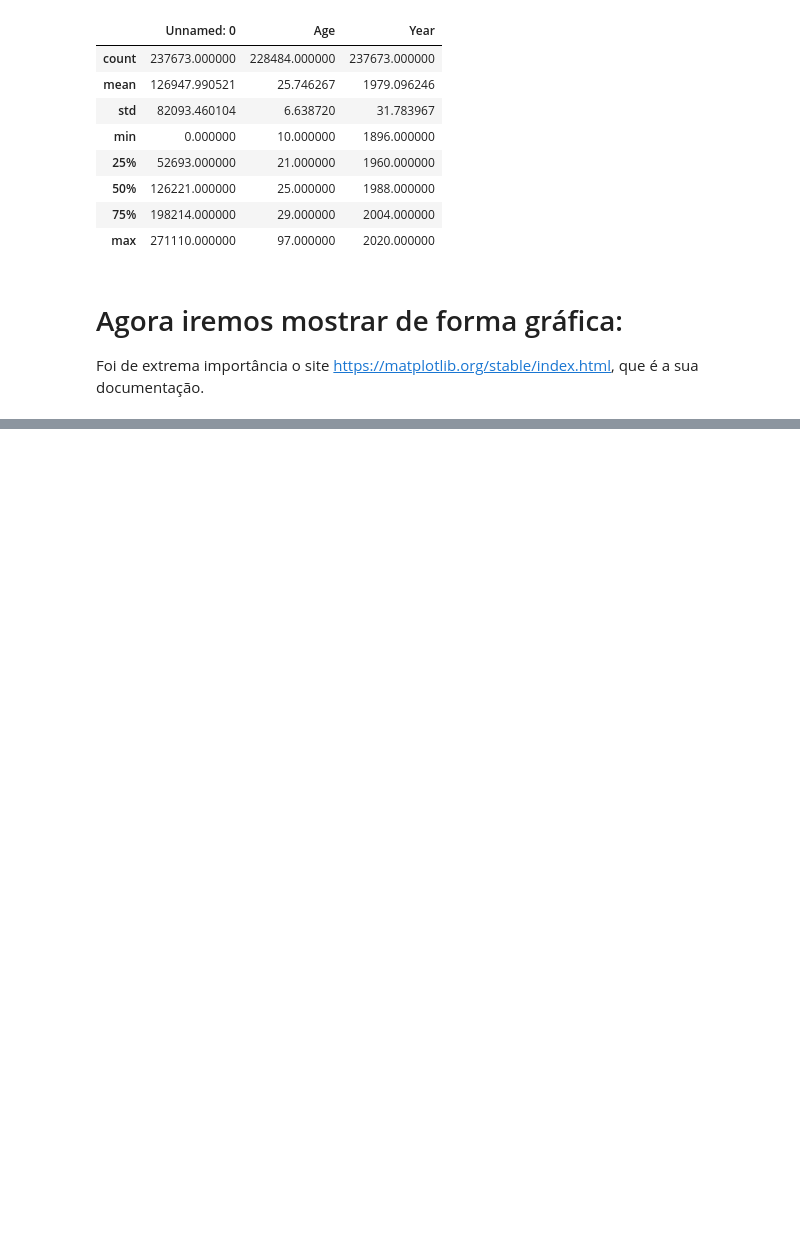
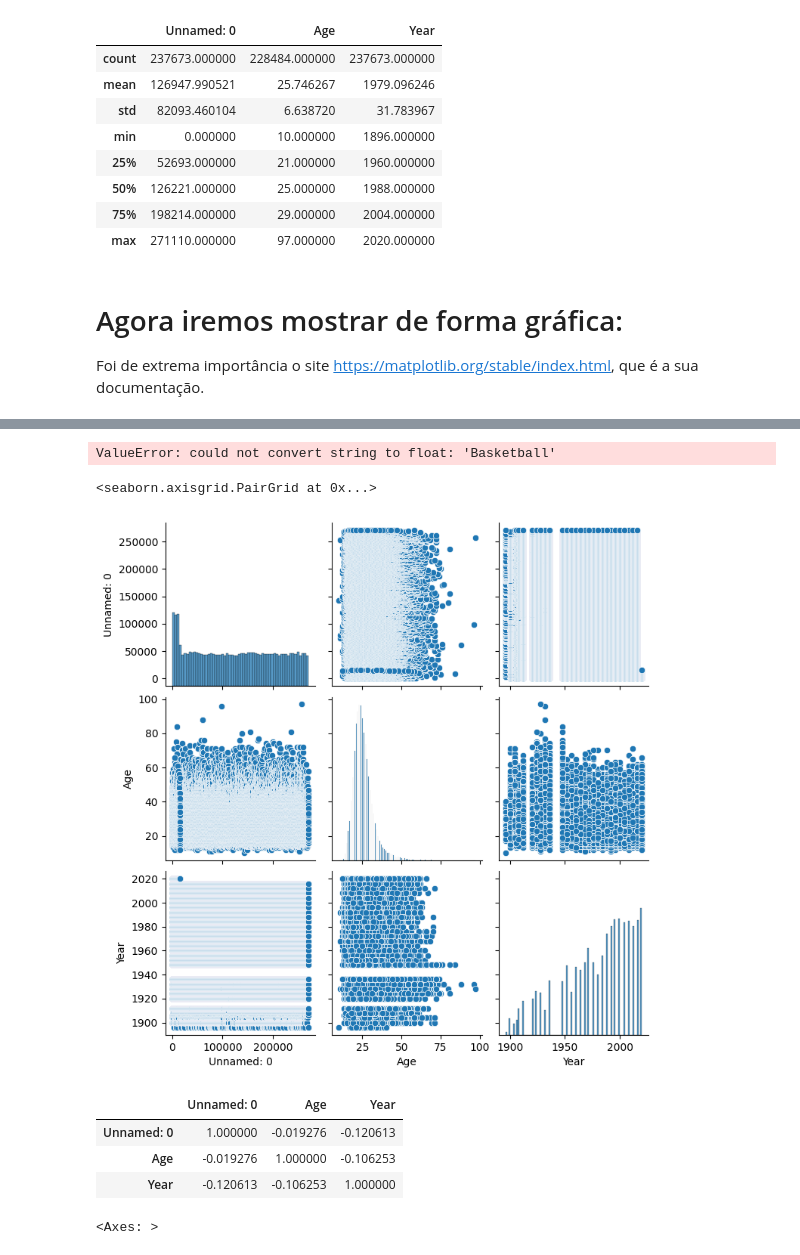
Before and after one commit to lucilagabriela/olimpiadas, a Jupyter notebook: Análise Exploratória de Dados.ipynb, the cells around one changed output, grey strips where cells are left out. Cells and saved outputs as stored; diff of their text form; code cells hidden in the pictures; blank space fills up the shorter version.

```diff
--- a/Análise Exploratória de Dados.ipynb
+++ b/Análise Exploratória de Dados.ipynb
@@ -113,0 +119,13 @@ plt.show()
+# %%
+# plot:
+x = base.Sport
+colors = plt.get_cmap('Blues')(np.linspace(0.2, 0.7, len(x)))
+
+fig, ax = plt.subplots()
+ax.pie(x, colors=colors, radius=3, center=(4, 4),
+       wedgeprops={"linewidth": 1, "edgecolor": "white"}, frame=True)
+ax.set(xlim=(0, 8), xticks=np.arange(1, 8),
+       ylim=(0, 8), yticks=np.arange(1, 8))
+plt.show()
+# %% [output]
+ValueError: could not convert string to float: 'Basketball'
@@ -113,0 +135,19 @@ plt.show()
+# %%
+# criando o pairplot
+sns.pairplot(base)
+# %% [output]
+<seaborn.axisgrid.PairGrid at 0x...>
+[figure, added]
+# %%
+# matriz de correlação entre variáveis
+base.corr()
+# %% [output]
+|  | Unnamed: 0 | Age | Year |
+| Unnamed: 0 | 1.000000 | -0.019276 | -0.120613 |
+| Age | -0.019276 | 1.000000 | -0.106253 |
+| Year | -0.120613 | -0.106253 | 1.000000 |
+# %%
+# utilizando heatmap do seaborn para uma matriz de correlação mais visual
+sns.heatmap(base.corr())
+# %% [output]
+<Axes: >
```
Also changed, not shown: parts of 3 cells of this notebook.
